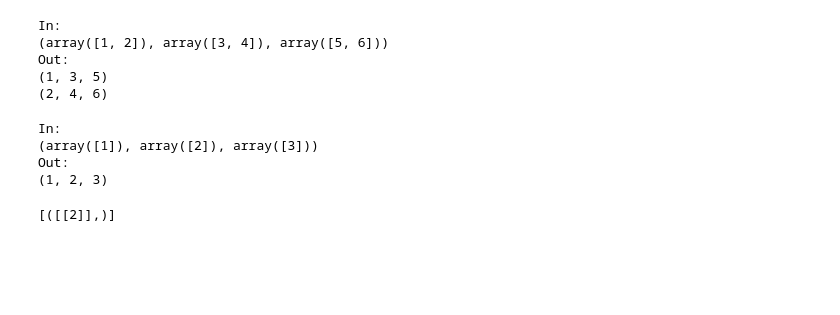
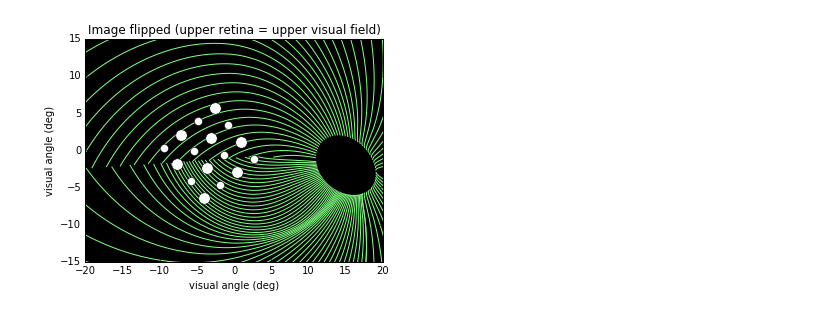
Before and after one commit to pulse2percept/pulse2percept, a Jupyter notebook: examples/notebooks/0.0-example-epiretinal.ipynb, the cells around one changed output. Saved outputs shown, nothing was run; the diff lists cells and outputs as text; code cells hidden in the pictures; blank space fills up the shorter version.

Commit message:
add ArgusI ElectrodeArray

```diff
--- a/examples/notebooks/0.0-example-epiretinal.ipynb
+++ b/examples/notebooks/0.0-example-epiretinal.ipynb
@@ -14,3 +9,0 @@ implant = e2cm.ElectrodeArray(0, np.array(0), np.array([0]), [[0]], ptype='epire
-# %%
-e = [None]*4
-e[0] = e2cm.ElectrodeArray([0], 2, [3], 4, ptype='epiretinal')
@@ -54,19 +10,29 @@ def meow(a, b, c):
-# %%
-meow([1, 2], [3, 4], [5, 6])
-# %% [output]
-In:
-(array([1, 2]), array([3, 4]), array([5, 6]))
-Out:
-(1, 3, 5)
-(2, 4, 6)
-# %%
-meow([1], [2], [3])
-# %% [output]
-In:
-(array([1]), array([2]), array([3]))
-Out:
-(1, 2, 3)
-# %%
-zip([a])
-# %% [output]
-[([[2]],)]
+# %%
+# Create a retina, rotate it by 4 deg
+r_rot = 4.0
+axon_x, axon_y = oyster.jansonius(100, 801, rot=r_rot * np.pi / 180)
+axon_x = np.array(axon_x)
+axon_y = np.array(axon_y)
+# %%
+# Place an Argus I array on the retina
+arg_x_center = -940.69
+arg_y_center = 111.15
+arg_h = 0
+arg_rot = 38.0 / 180.0 * np.pi
+argus = e2cm.ArgusI(arg_x_center, arg_y_center, arg_h, arg_rot)
+# %%
+fig, ax = plt.subplots(1)
+ax.set_axis_bgcolor('black')
+ax.plot(axon_x, -axon_y, c=(0.5, 1, 0.5))
+
+for e in argus.electrodes:
+    ax.plot(e2cm.micron2deg(e.x), -e2cm.micron2deg(e.y), 'ow', markersize=np.sqrt(e.r/2))
+ax.set_aspect('equal')
+ax.set_xlim(-20, 20)
+ax.set_xlabel('visual angle (deg)')
+ax.set_ylim(-15, 15)
+ax.set_ylabel('visual angle (deg)')
+ax.set_title('Image flipped (upper retina = upper visual field)')
+fig.savefig('jansonius_argusI.eps')
+# %% [output]
+[figure, added]
```
Also changed, not shown: parts of 5 cells of this notebook, 3 other files.
